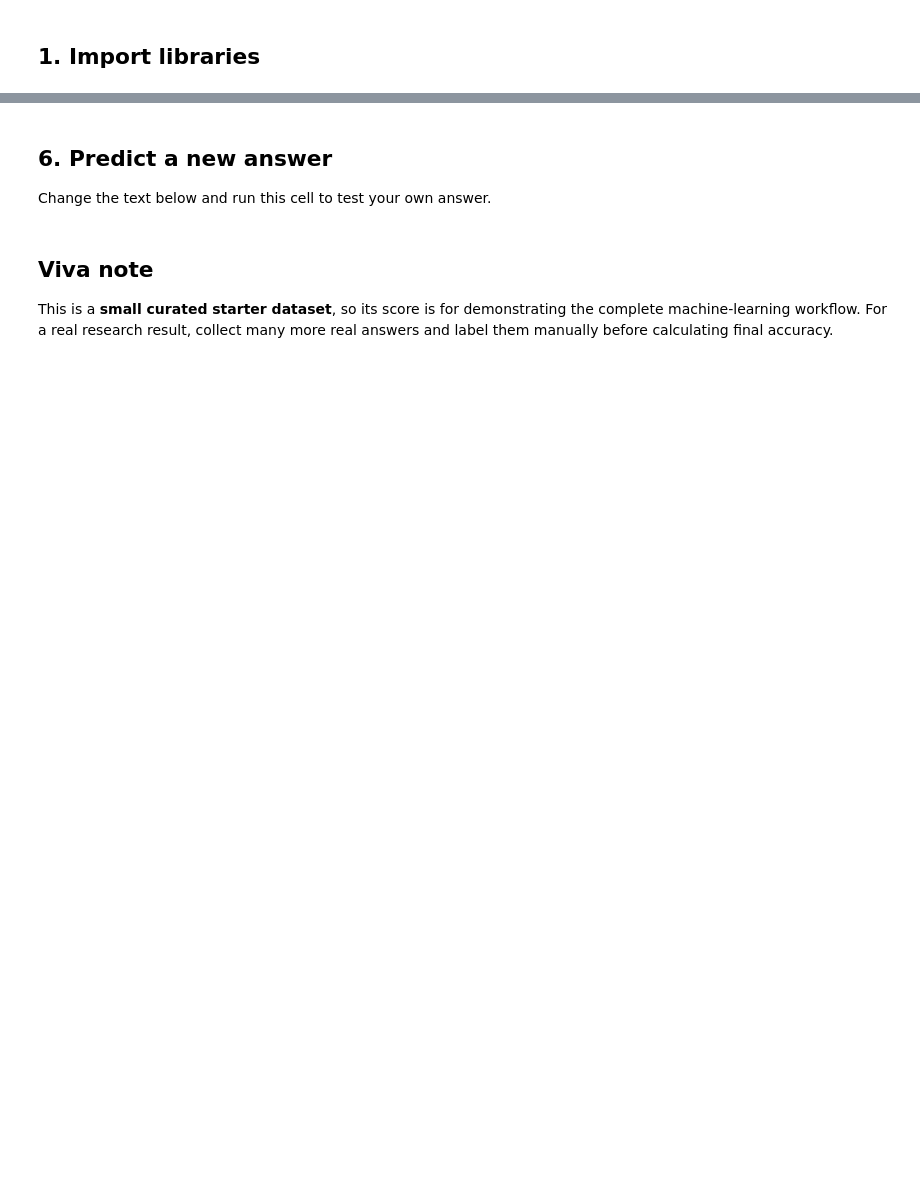
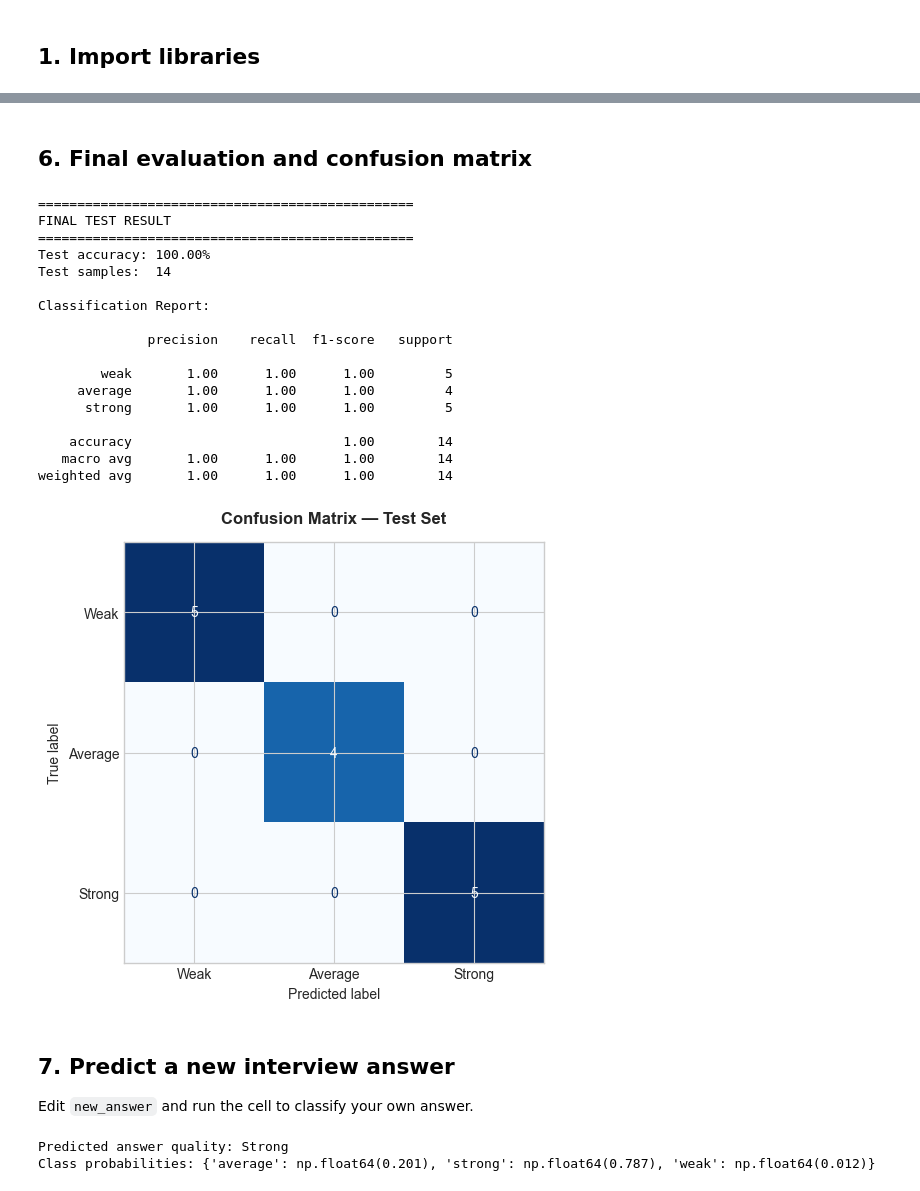
Before and after one commit to shakirul18/InterviewIQ, a Jupyter notebook: InterviewIQ_Model_Training.ipynb, the cells around one changed output, grey strips where cells are left out. Drawn from its saved outputs; the diff is of its cells as text; code cells hidden in the pictures; blank space fills up the shorter version.

```diff
--- a/InterviewIQ_Model_Training.ipynb
+++ b/InterviewIQ_Model_Training.ipynb
@@ -67,12 +109,54 @@ print(confusion_matrix(y_test, predictions, labels=['weak', 'average', 'strong']
+# %% [markdown]
+## 6. Final evaluation and confusion matrix
+# %%
+predictions = model.predict(x_test)
+accuracy = accuracy_score(y_test, predictions)
+
+print('=' * 48)
+print('FINAL TEST RESULT')
+print('=' * 48)
+print(f'Test accuracy: {accuracy * 100:.2f}%')
+print(f'Test samples:  {len(y_test)}')
+print('\nClassification Report:\n')
+print(classification_report(y_test, predictions, labels=label_order, zero_division=0))
+
+fig, ax = plt.subplots(figsize=(6.2, 5.2))
+ConfusionMatrixDisplay.from_predictions(
+    y_test, predictions, labels=label_order, display_labels=['Weak', 'Average', 'Strong'],
+    cmap='Blues', colorbar=False, ax=ax
+)
+ax.set_title('Confusion Matrix — Test Set', fontweight='bold', pad=14)
+plt.tight_layout()
+plt.show()
+# %% [output]
+================================================
+FINAL TEST RESULT
+================================================
+Test accuracy: 100.00%
+Test samples:  14
+
+Classification Report:
+
+              precision    recall  f1-score   support
+
+        weak       1.00      1.00      1.00         5
+     average       1.00      1.00      1.00         4
+      strong       1.00      1.00      1.00         5
+
+    accuracy                           1.00        14
+   macro avg       1.00      1.00      1.00        14
+weighted avg       1.00      1.00      1.00        14
+[figure, added]
 # %% [markdown]
-## 6. Predict a new answer
-Change the text below and run this cell to test your own answer.
+## 7. Predict a new interview answer
+Edit `new_answer` and run the cell to classify your own answer.
 # %%
-new_answer = '''An API is a contract that allows a browser and backend service to communicate. The client sends an HTTP request to an endpoint and receives a structured response, often JSON.'''
+new_answer = '''An API is a contract that lets a browser and a backend service communicate. The client sends an HTTP request to an endpoint and receives a structured response, often JSON.'''
 prediction = model.predict([new_answer])[0]
 probabilities = dict(zip(model.classes_, model.predict_proba([new_answer])[0].round(3)))
-print('Predicted quality:', prediction)
+
+print('Predicted answer quality:', prediction.title())
 print('Class probabilities:', probabilities)
+# %% [output]
+Predicted answer quality: Strong
+Class probabilities: {'average': np.float64(0.201), 'strong': np.float64(0.787), 'weak': np.float64(0.012)}
-# %% [markdown]
-## Viva note
-This is a **small curated starter dataset**, so its score is for demonstrating the complete machine-learning workflow. For a real research result, collect many more real answers and label them manually before calculating final accuracy.
```
Also changed, not shown: parts of 17 cells of this notebook, 1 other file.
